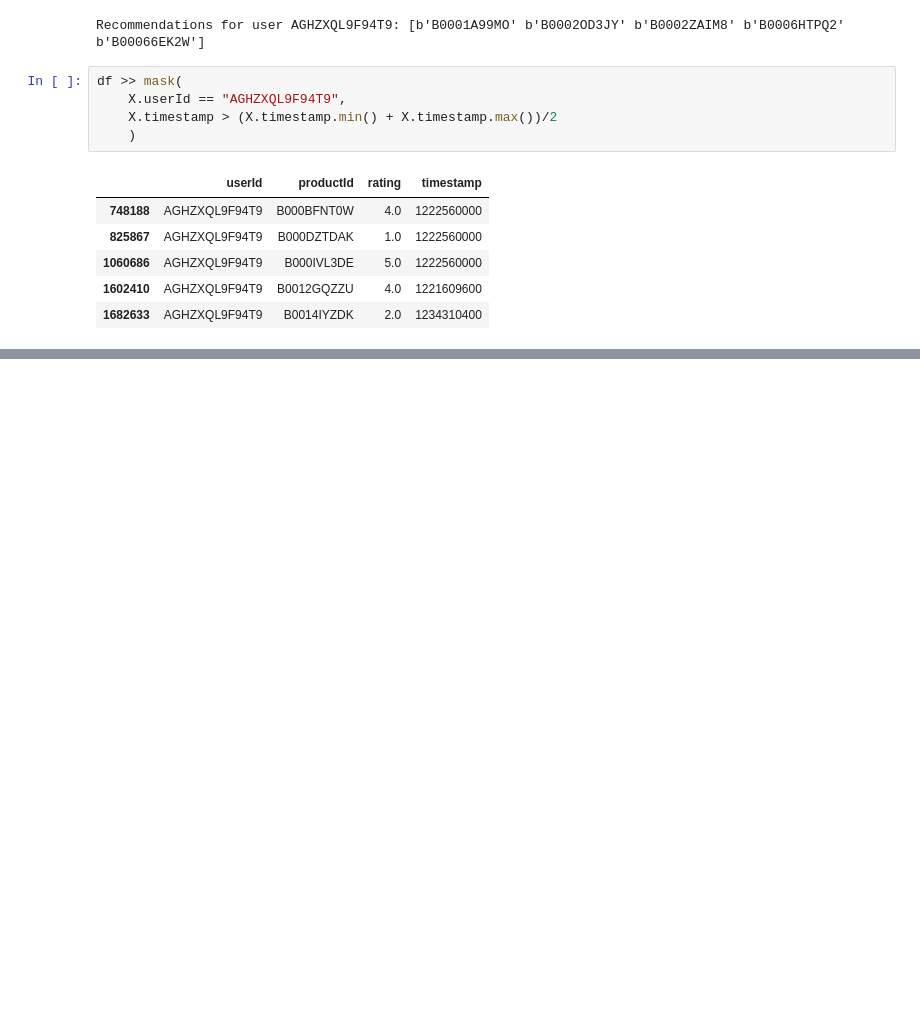
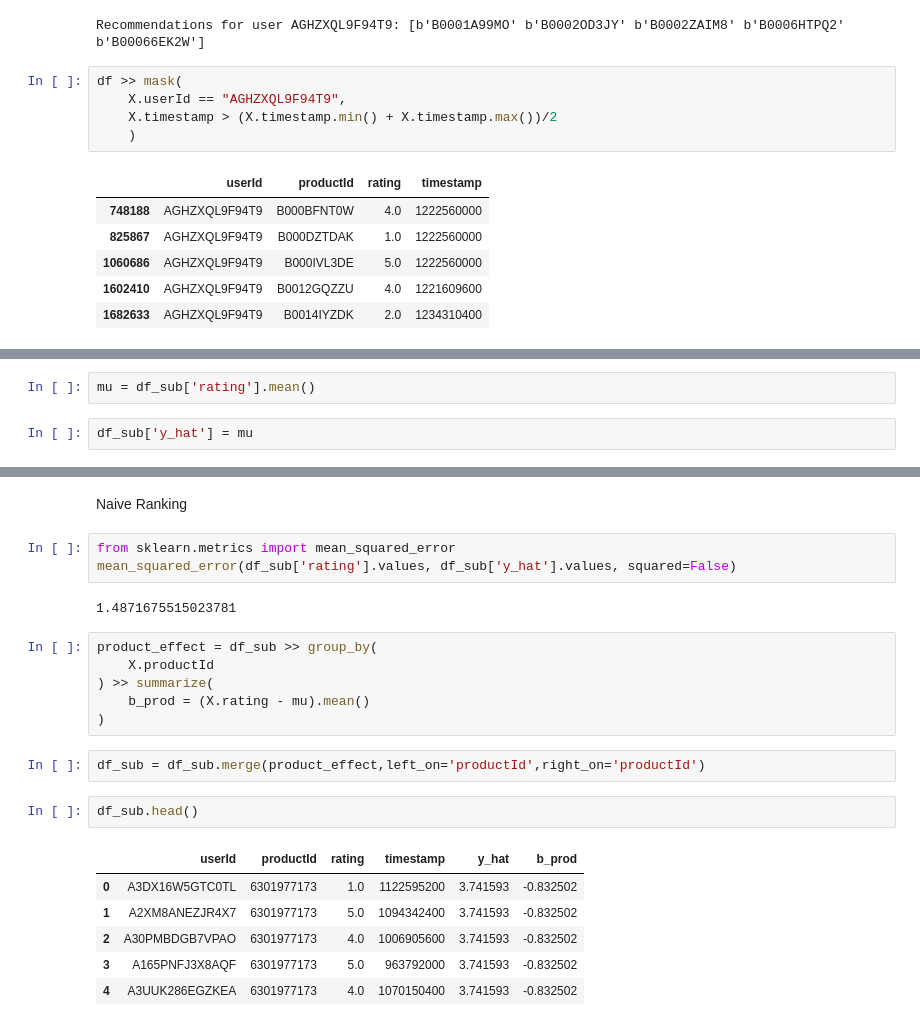
Before and after one commit to NickA-svg/py.amazon.recommender, a Jupyter notebook: tf_retrival.ipynb, the cells around one changed output, grey strips where cells are left out. Cells and saved outputs as stored; diff of their text form; blank space fills up the shorter version.

Commit message:
naive ranking model rmse 0.49

```diff
--- a/tf_retrival.ipynb
+++ b/tf_retrival.ipynb
@@ -319,0 +329,4 @@ df >> mask(
+# %%
+mu = df_sub['rating'].mean()
+# %%
+df_sub['y_hat'] = mu
@@ -319,0 +342,24 @@ df >> mask(
+# %% [markdown]
+Naive Ranking
+# %%
+from sklearn.metrics import mean_squared_error
+mean_squared_error(df_sub['rating'].values, df_sub['y_hat'].values, squared=False)
+# %% [output]
+1.4871675515023781
+# %%
+product_effect = df_sub >> group_by(
+    X.productId
+) >> summarize(
+    b_prod = (X.rating - mu).mean()
+)
+# %%
+df_sub = df_sub.merge(product_effect,left_on='productId',right_on='productId')
+# %%
+df_sub.head()
+# %% [output]
+|  | userId | productId | rating | timestamp | y_hat | b_prod |
+| 0 | A3DX16W5GTC0TL | 6301977173 | 1.0 | 1122595200 | 3.741593 | -0.832502 |
+| 1 | A2XM8ANEZJR4X7 | 6301977173 | 5.0 | 1094342400 | 3.741593 | -0.832502 |
+| 2 | A30PMBDGB7VPAO | 6301977173 | 4.0 | 1006905600 | 3.741593 | -0.832502 |
+| 3 | A165PNFJ3X8AQF | 6301977173 | 5.0 | 963792000 | 3.741593 | -0.832502 |
+| 4 | A3UUK286EGZKEA | 6301977173 | 4.0 | 1070150400 | 3.741593 | -0.832502 |
```
Also changed, not shown: parts of 16 cells of this notebook, 1 other file.
